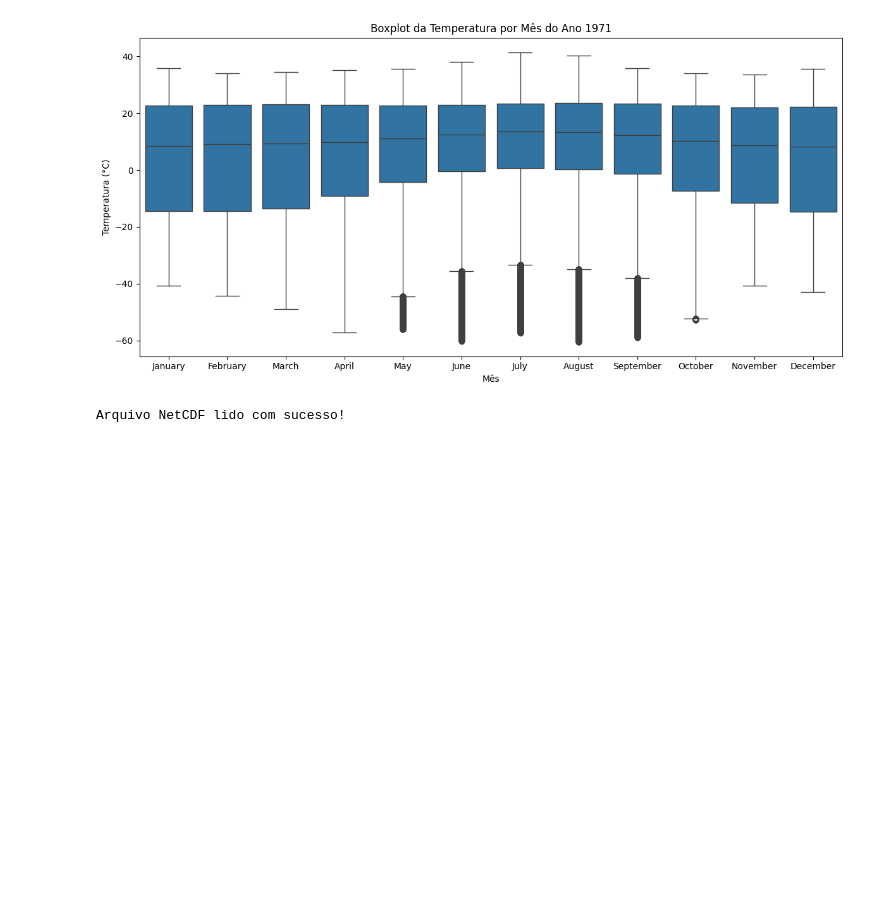
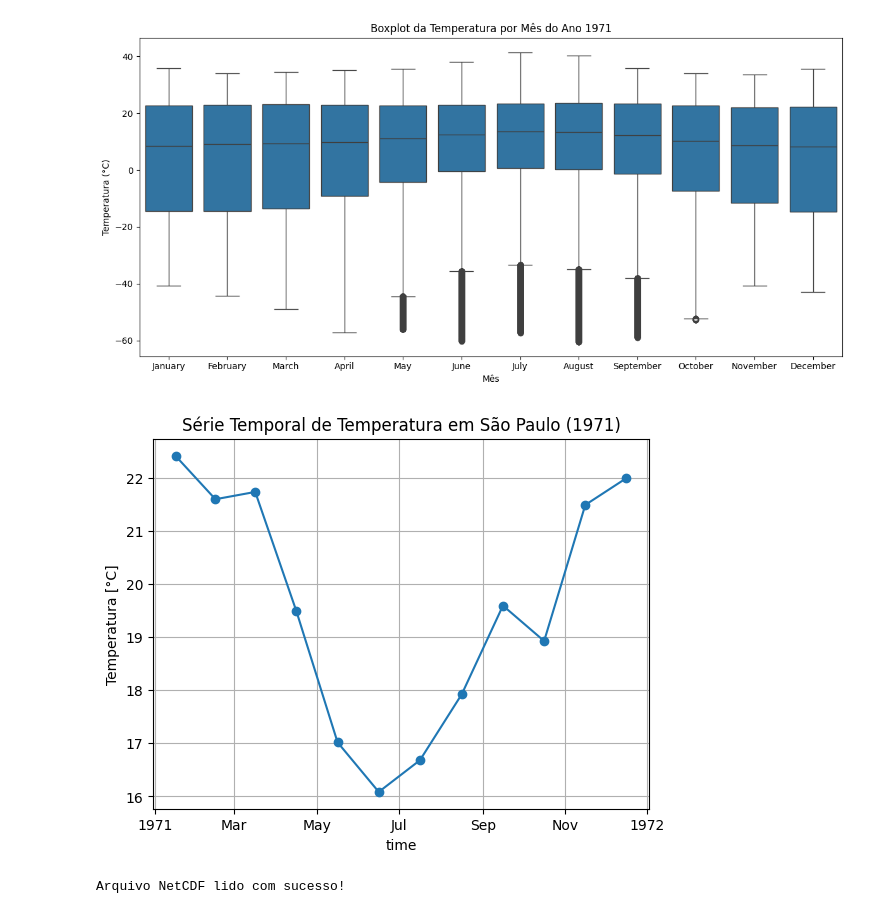
Before and after one commit to thais-oak/climate_data_processing, a Jupyter notebook: processing_test.ipynb, the cells around one changed output. Cells and saved outputs as stored; diff of their text form; code cells hidden in the pictures; blank space fills up the shorter version.

```diff
--- a/processing_test.ipynb
+++ b/processing_test.ipynb
@@ -557,6 +564,16 @@ plt.tight_layout()
 plt.show()
 # %% [output]
 [figure]
+# %%
+# série temporal para uma coordenada específica
+ponto = tas_celsius.sel(lat=-23.5, lon=313.4, method="nearest")  # 360° - 46.63° = 313.37
+ponto.plot(marker='o')
+plt.title("Série Temporal de Temperatura em São Paulo (1971)")
+plt.ylabel("Temperatura [°C]")
+plt.grid()
+plt.show()
+# %% [output]
+[figure, added]
 # %%
 import netCDF4
 dir_tas = r"C:\Users\thais\Documents\repositorios\climate_data_processing\tas_example.nc"
```
Also changed, not shown: parts of 7 cells of this notebook.
